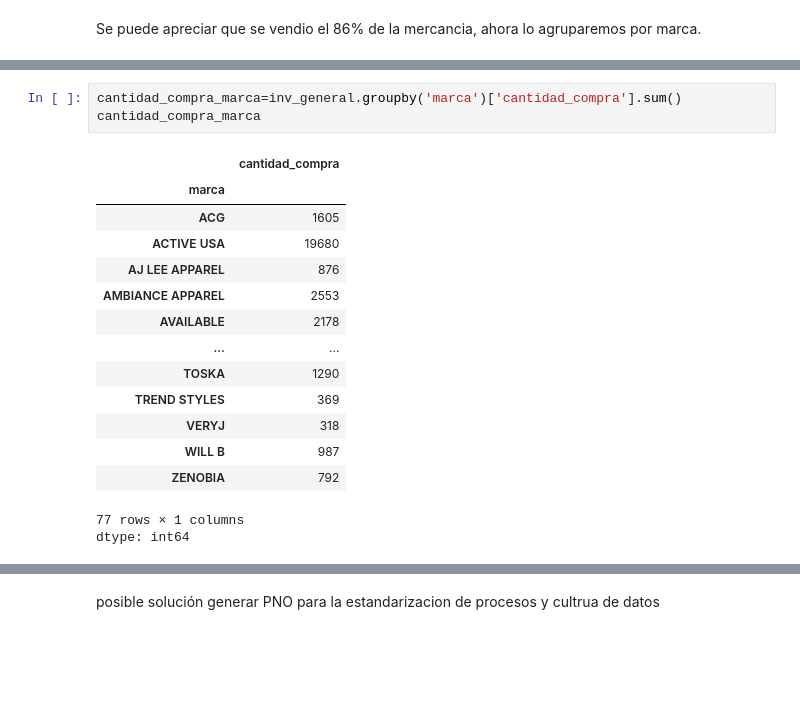
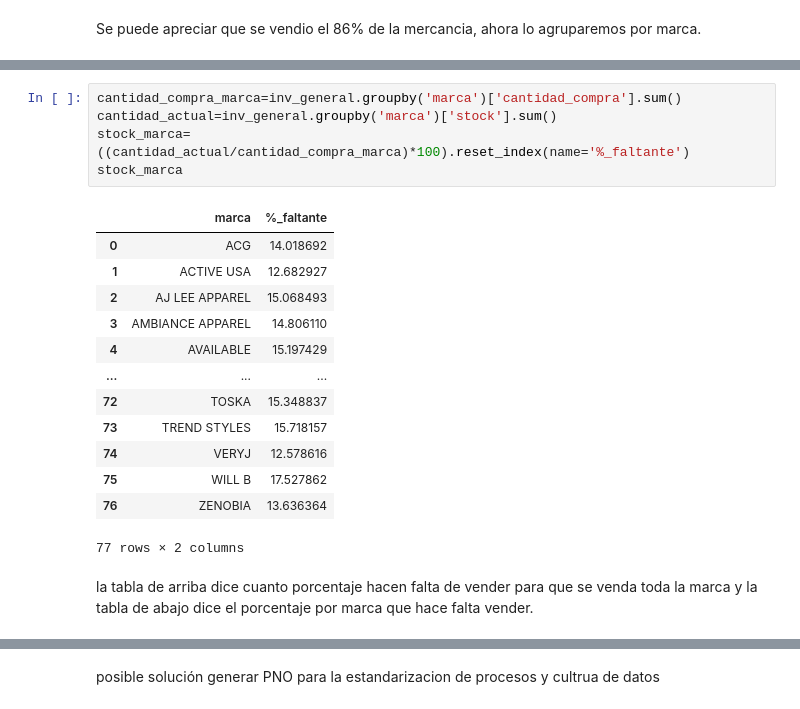
Before and after one commit to Adrian-estrada-chavez/clothing-sales-roi-analysis, a Jupyter notebook: notebooks/Clothing_sales_roi_analysis.ipynb, the cells around one changed output, grey strips where cells are left out. Drawn from its saved outputs; the diff is of its cells as text; blank space fills up the shorter version.

```diff
--- a/notebooks/Clothing_sales_roi_analysis.ipynb
+++ b/notebooks/Clothing_sales_roi_analysis.ipynb
@@ -899,20 +917,22 @@ Se puede apreciar que se vendio el 86% de la mercancia, ahora lo agruparemos por
 # %%
 cantidad_compra_marca=inv_general.groupby('marca')['cantidad_compra'].sum()
-cantidad_compra_marca
+cantidad_actual=inv_general.groupby('marca')['stock'].sum()
+stock_marca=((cantidad_actual/cantidad_compra_marca)*100).reset_index(name='%_faltante')
+stock_marca
 # %% [output]
-|  | cantidad_compra |
-| marca |  |
-| ACG | 1605 |
-| ACTIVE USA | 19680 |
-| AJ LEE APPAREL | 876 |
-| AMBIANCE APPAREL | 2553 |
-| AVAILABLE | 2178 |
-| ... | ... |
-| TOSKA | 1290 |
-| TREND STYLES | 369 |
-| VERYJ | 318 |
-| WILL B | 987 |
-| ZENOBIA | 792 |
+|  | marca | %_faltante |
+| 0 | ACG | 14.018692 |
+| 1 | ACTIVE USA | 12.682927 |
+| 2 | AJ LEE APPAREL | 15.068493 |
+| 3 | AMBIANCE APPAREL | 14.806110 |
+| 4 | AVAILABLE | 15.197429 |
+| ... | ... | ... |
+| 72 | TOSKA | 15.348837 |
+| 73 | TREND STYLES | 15.718157 |
+| 74 | VERYJ | 12.578616 |
+| 75 | WILL B | 17.527862 |
+| 76 | ZENOBIA | 13.636364 |
-77 rows × 1 columns
-dtype: int64
+77 rows × 2 columns
+# %% [markdown]
+la tabla de arriba dice cuanto porcentaje hacen falta de vender para que se venda toda la marca y la tabla de abajo dice el porcentaje por marca que hace falta vender.
 # %%
```
Also changed, not shown: parts of 8 cells of this notebook.
